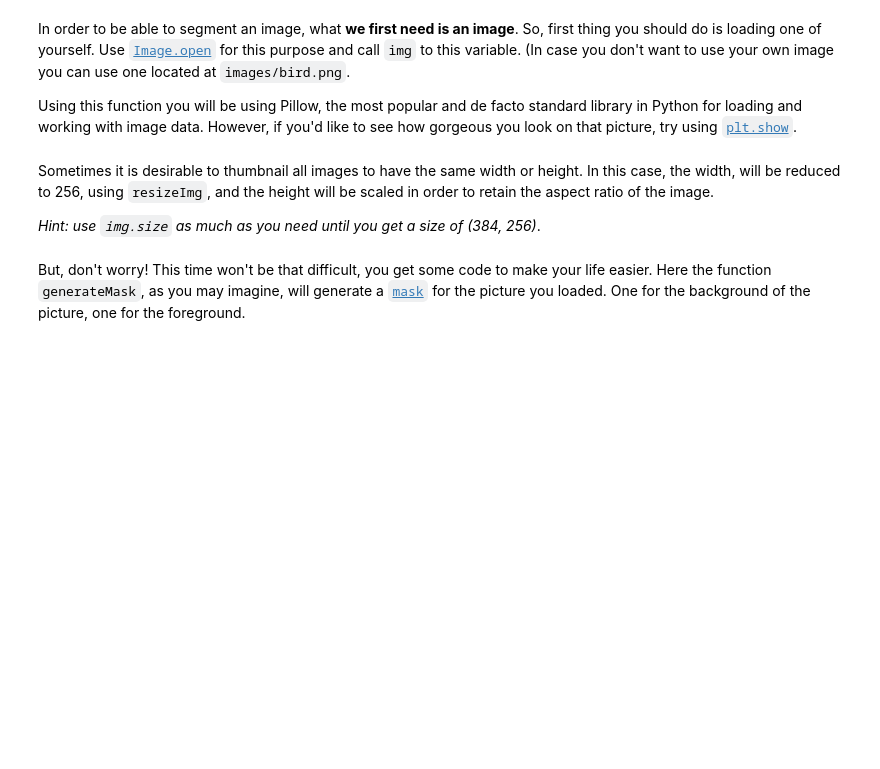
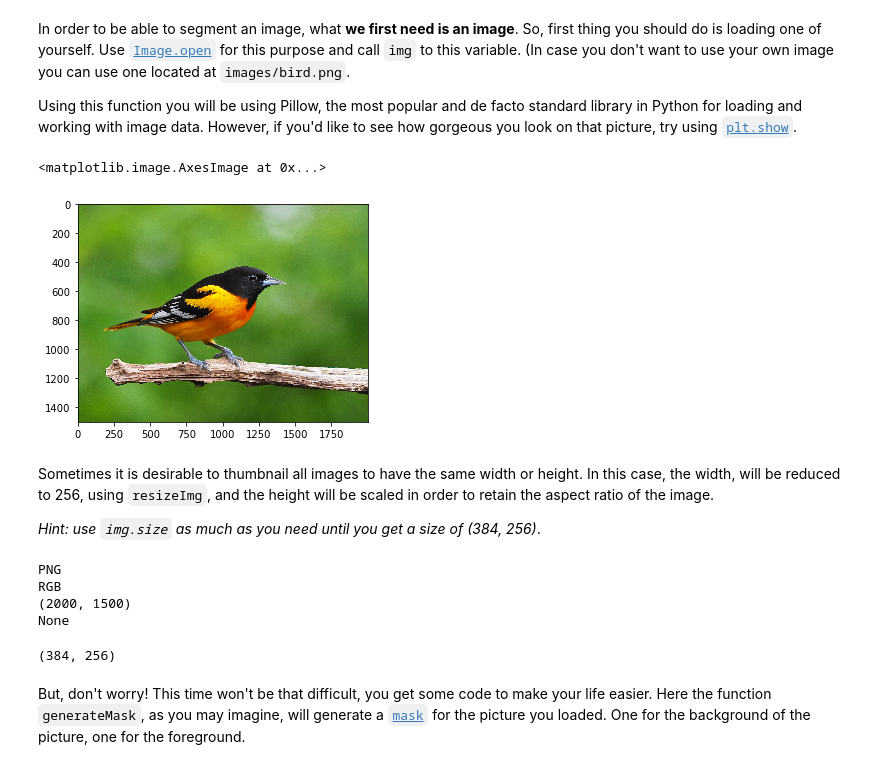
Before and after one commit to blancalluch/ImageSegmentation, a Jupyter notebook: main.ipynb, the cells around one changed output. Drawn from its saved outputs; the diff is of its cells as text; code cells hidden in the pictures; blank space fills up the shorter version.

```diff
--- a/main.ipynb
+++ b/main.ipynb
@@ -48,3 +42,10 @@ Using this function you will be using Pillow, the most popular and de facto stan
+# %%
+# Your code here
+img = Image.open(r'images/bird.png')
+plt.imshow(img)
+# %% [output]
+<matplotlib.image.AxesImage at 0x...>
+[figure, added]
 # %% [markdown]
 Sometimes it is desirable to thumbnail all images to have the same width or height. In this case, the width, will be reduced to 256, using `resizeImg`, and the height will be scaled in order to retain the aspect ratio of the image.
 
@@ -53,0 +53,12 @@ Sometimes it is desirable to thumbnail all images to have the same width or heig
+# %%
+# Your code here
+
+print(img.format)
+print(img.mode)
+print(img.size)
+print(img.palette)
+# %% [output]
+PNG
+RGB
+(2000, 1500)
+None
@@ -54,3 +68,7 @@ Sometimes it is desirable to thumbnail all images to have the same width or heig
+# %%
+img.size
+# %% [output]
+(384, 256)
 # %% [markdown]
 But, don't worry! This time won't be that difficult, you get some code to make your life easier.
 Here the function `generateMask`, as you may imagine, will generate a [`mask`](http://www.xinapse.com/Manual/masking.html) for the picture you loaded. One for the background of the picture, one for the foreground.
```
Also changed, not shown: parts of 28 cells of this notebook.
